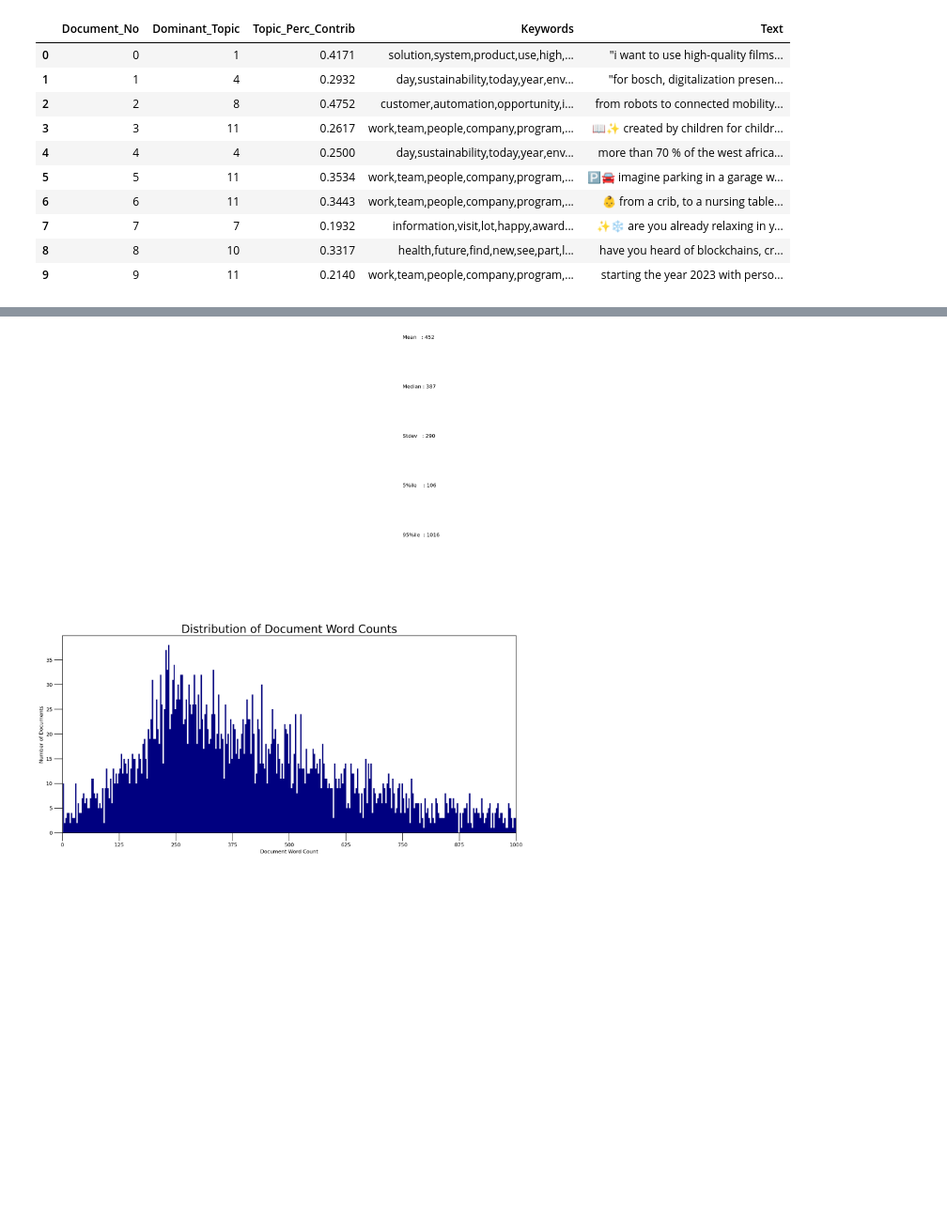
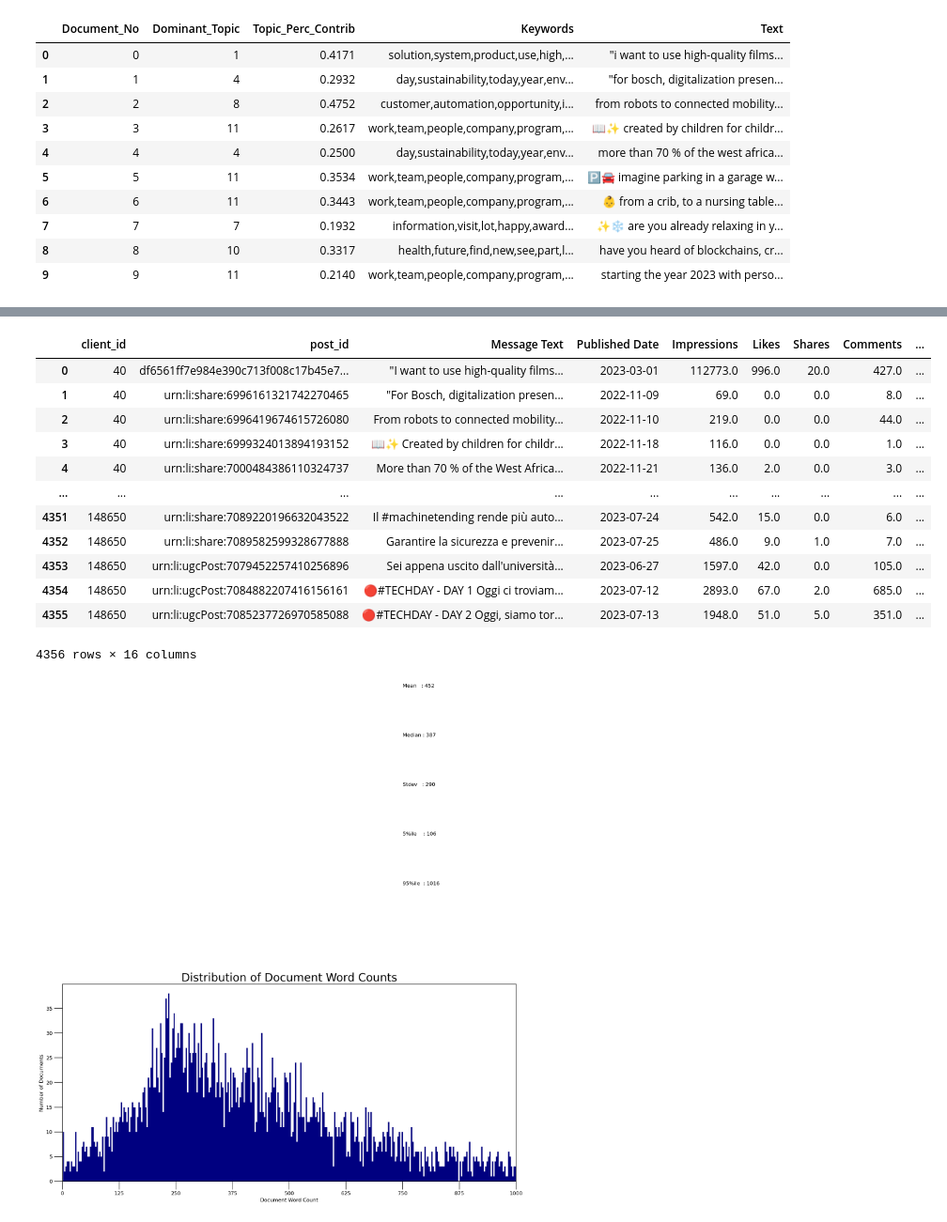
Before and after one commit to vladislabv/machine-learning-project, a Jupyter notebook: notebooks/2.1-vst-latent-dirichlet-analysis-lda.ipynb, the cells around one changed output, grey strips where cells are left out. Shown at 94% size. Cells and saved outputs as stored; diff of their text form; code cells hidden in the pictures; blank space fills up the shorter version.

```diff
--- a/notebooks/2.1-vst-latent-dirichlet-analysis-lda.ipynb
+++ b/notebooks/2.1-vst-latent-dirichlet-analysis-lda.ipynb
@@ -496,8 +496,22 @@ df_dominant_topic.head(10)
 # %%
 df_dominant_topic["post_id"] = post_ids
 result = pd.merge(df, df_dominant_topic.loc[:, ["post_id", "Dominant_Topic", "Keywords"]], on = 'post_id', how = 'inner')
 result.drop(columns=["translated_text"])
-result.to_csv(os.path.join(os.getenv('SAVE_INTERIM_FILES_PATH'), 'agg_posts_lda_merged_results_with_keywords.csv'), index=False, encoding='UTF-8')
+#result.to_csv(os.path.join(os.getenv('SAVE_INTERIM_FILES_PATH'), 'agg_posts_lda_merged_results_with_keywords.csv'), index=False, encoding='UTF-8')
+# %% [output]
+|  | client_id | post_id | Message Text | Published Date | Impressions | Likes | Shares | Comments | ... |
+| 0 | 40 | df6561ff7e984e390c713f008c17b45e7... | "I want to use high-quality films... | 2023-03-01 | 112773.0 | 996.0 | 20.0 | 427.0 | ... |
+| 1 | 40 | urn:li:share:6996161321742270465 | "For Bosch, digitalization presen... | 2022-11-09 | 69.0 | 0.0 | 0.0 | 8.0 | ... |
+| 2 | 40 | urn:li:share:6996419674615726080 | From robots to connected mobility... | 2022-11-10 | 219.0 | 0.0 | 0.0 | 44.0 | ... |
+| 3 | 40 | urn:li:share:6999324013894193152 | 📖✨ Created by children for childr... | 2022-11-18 | 116.0 | 0.0 | 0.0 | 1.0 | ... |
+| 4 | 40 | urn:li:share:7000484386110324737 | More than 70 % of the West Africa... | 2022-11-21 | 136.0 | 2.0 | 0.0 | 3.0 | ... |
+| ... | ... | ... | ... | ... | ... | ... | ... | ... | ... |
+| 4351 | 148650 | urn:li:share:7089220196632043522 | Il #machinetending rende più auto... | 2023-07-24 | 542.0 | 15.0 | 0.0 | 6.0 | ... |
+| 4352 | 148650 | urn:li:share:7089582599328677888 | Garantire la sicurezza e prevenir... | 2023-07-25 | 486.0 | 9.0 | 1.0 | 7.0 | ... |
+| 4353 | 148650 | urn:li:ugcPost:7079452257410256896 | Sei appena uscito dall'università... | 2023-06-27 | 1597.0 | 42.0 | 0.0 | 105.0 | ... |
+| 4354 | 148650 | urn:li:ugcPost:7084882207416156161 | 🔴#TECHDAY - DAY 1 Oggi ci troviam... | 2023-07-12 | 2893.0 | 67.0 | 2.0 | 685.0 | ... |
+| 4355 | 148650 | urn:li:ugcPost:7085237726970585088 | 🔴#TECHDAY - DAY 2 Oggi, siamo tor... | 2023-07-13 | 1948.0 | 51.0 | 5.0 | 351.0 | ... |
+4356 rows × 16 columns
 # %%
 doc_lens = [len(d) for d in df_dominant_topic.Text]
 
```
Also changed, not shown: parts of 5 cells of this notebook, 7 other files.
